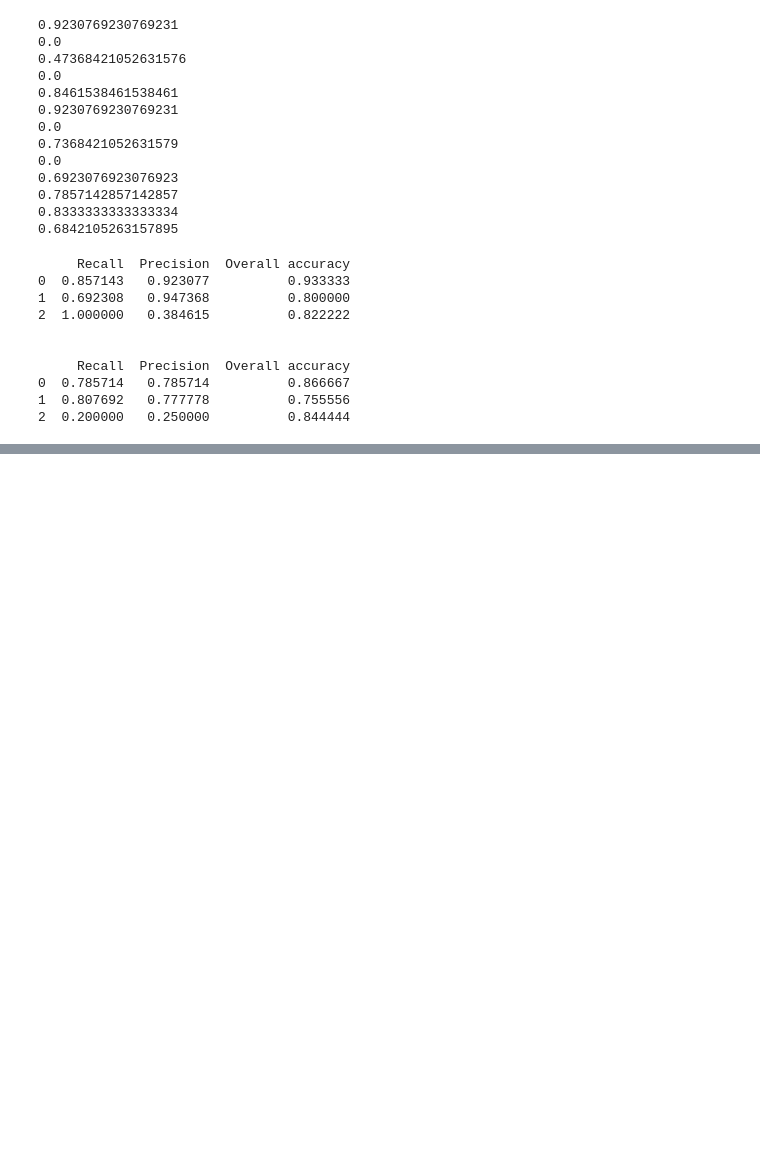
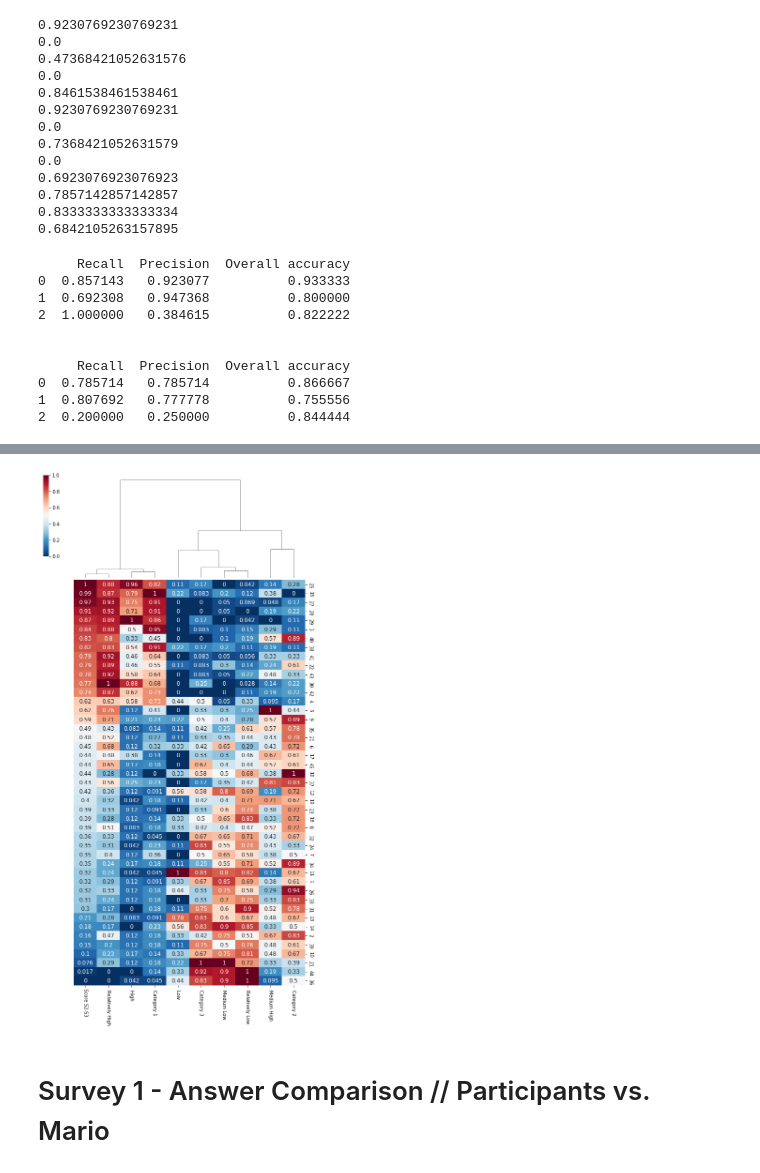
Before and after one commit to Guindillator/Thesis, a Jupyter notebook: Certainty/Code_Figures_Certainty_Project.ipynb, the cells around one changed output, grey strips where cells are left out. Cells and saved outputs as stored; diff of their text form; code cells hidden in the pictures; blank space fills up the shorter version.

```diff
--- a/Certainty/Code_Figures_Certainty_Project.ipynb
+++ b/Certainty/Code_Figures_Certainty_Project.ipynb
@@ -621,0 +619,19 @@ print cm_s3_model
+# %%
+s123 = pd.read_csv("C:\\Users\\marpr\\Desktop\\docto\\comparative_s2s3_q2_s1_s2_s3_q1.csv", sep=';')
+ss =  pd.read_csv("C:\\Users\\marpr\\Desktop\\docto\\comparative_s2s3_q2_s1_s2_s3_q1_raw.csv", index_col = 'statements', sep=';')
+
+# ss.index = ["Score S2-S3"," High "," Relatively High"," Category 1"," Medium Low "," Low "," Relatively Low"," Category 3"," Medium High "," Category 2"]
+ss = scale(ss)
+# cor, pval = stats.spearmanr(s123)
+ss = pd.DataFrame(ss)
+# ss = ss.corr(method = 'spearman')
+ss.columns = ["Score S2-S3"," High "," Relatively High"," Category 1"," Medium High "," Category 2"," Medium Low "," Low "," Relatively Low"," Category 3"]
+ss.index = [25,15,27,28,29,3,40,38,41,22,43,30,42,4,5,9,35,20,6,17,45,16,37,12,19,23,18,8,32,24,7,34,11,1,26,33,31,13,14,2,39,10,21,44,36]
+iris = sns.clustermap(ss,row_cluster = False,col_cluster = True ,standard_scale = 1, metric= 'correlation', cmap="RdBu_r", center =0.5, annot = True,annot_kws={"size": 12}, cbar_kws={"shrink": .5}, linewidths = 0, figsize=[10,20])
+plt.setp(iris.ax_heatmap.get_xticklabels(), rotation=270)
+plt.setp(iris.ax_heatmap.get_yticklabels(), rotation=270)
+iris.savefig('Q2 vs Q1 Correlation between Certainty statements.png', dpi=500)
+# %% [output]
+[figure, added]
+# %% [markdown]
+# Survey 1 - Answer Comparison // Participants vs. Mario
```
Also changed, not shown: parts of 18 cells of this notebook.
